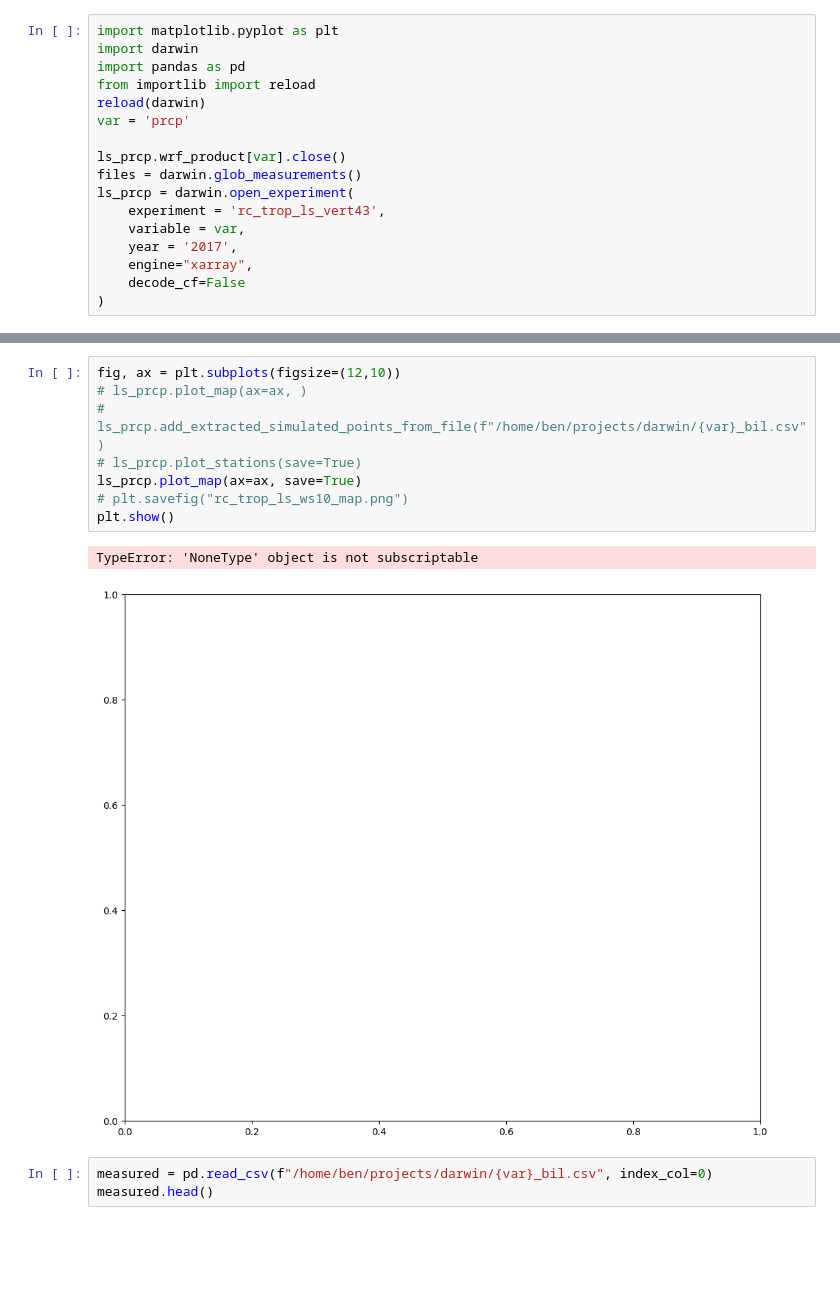
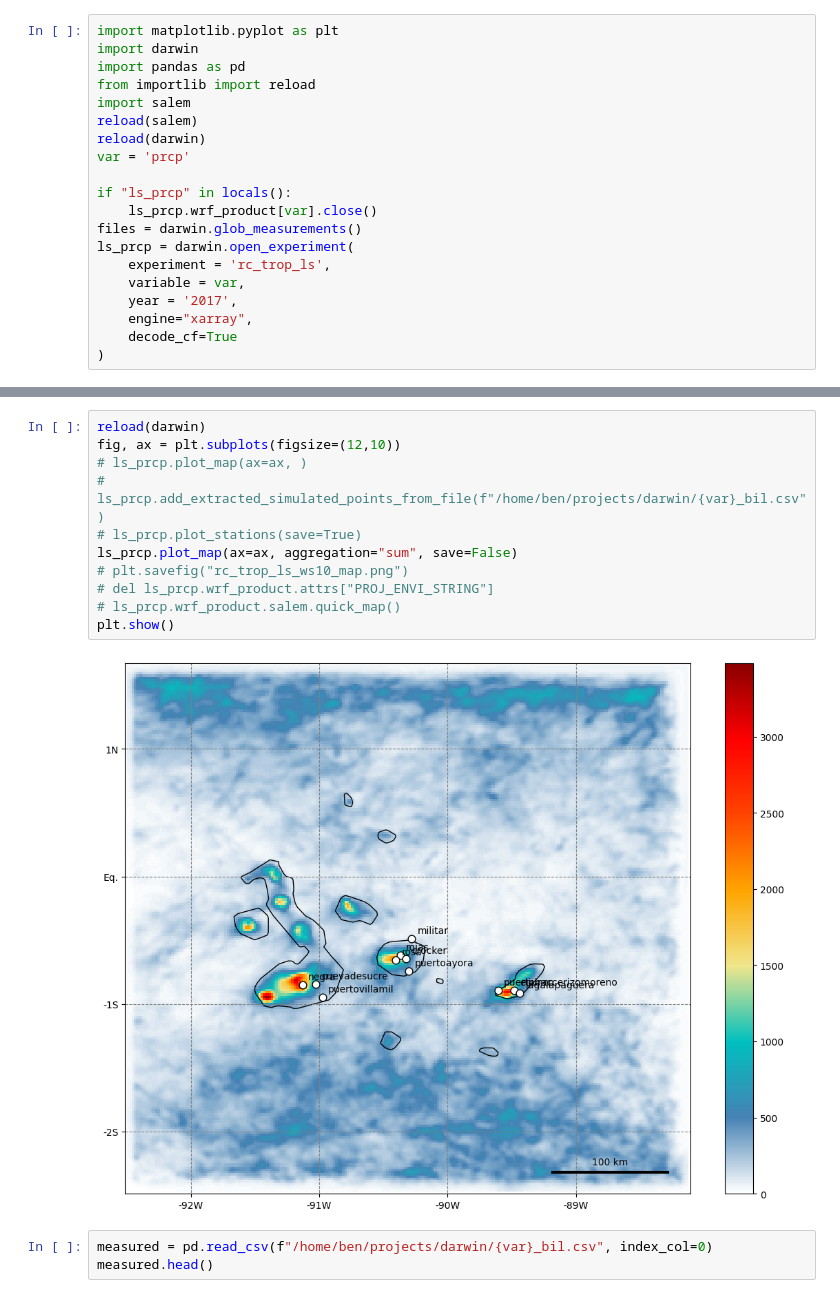
Before and after one commit to benatouba/darwin, a Jupyter notebook: analysis_of_measurements.ipynb, the cells around one changed output, grey strips where cells are left out. Saved outputs shown, nothing was run; the diff lists cells and outputs as text; blank space fills up the shorter version.

```diff
--- a/analysis_of_measurements.ipynb
+++ b/analysis_of_measurements.ipynb
@@ -3,15 +3,18 @@ import matplotlib.pyplot as plt
 import darwin
 import pandas as pd
 from importlib import reload
+import salem
+reload(salem)
 reload(darwin)
 var = 'prcp'
 
-ls_prcp.wrf_product[var].close()
+if "ls_prcp" in locals():
+    ls_prcp.wrf_product[var].close()
 files = darwin.glob_measurements()
 ls_prcp = darwin.open_experiment(
-    experiment = 'rc_trop_ls_vert43',
+    experiment = 'rc_trop_ls',
     variable = var,
     year = '2017',
     engine="xarray",
-    decode_cf=False
+    decode_cf=True
 )
@@ -38,14 +51,16 @@ ls_prcp.wrf_product[var].attrs
 # %%
+reload(darwin)
 fig, ax = plt.subplots(figsize=(12,10))
 # ls_prcp.plot_map(ax=ax, )
 # ls_prcp.add_extracted_simulated_points_from_file(f"/home/ben/projects/darwin/{var}_bil.csv")
 # ls_prcp.plot_stations(save=True)
-ls_prcp.plot_map(ax=ax, save=True)
+ls_prcp.plot_map(ax=ax, aggregation="sum", save=False)
 # plt.savefig("rc_trop_ls_ws10_map.png")
+# del ls_prcp.wrf_product.attrs["PROJ_ENVI_STRING"]
+# ls_prcp.wrf_product.salem.quick_map()
 plt.show()
 # %% [output]
-TypeError: 'NoneType' object is not subscriptable
-[figure, old version]
+[figure, new version]
 # %%
 measured = pd.read_csv(f"/home/ben/projects/darwin/{var}_bil.csv", index_col=0)
 measured.head()
```
Also changed, not shown: parts of 2 cells of this notebook, 5 other files.
